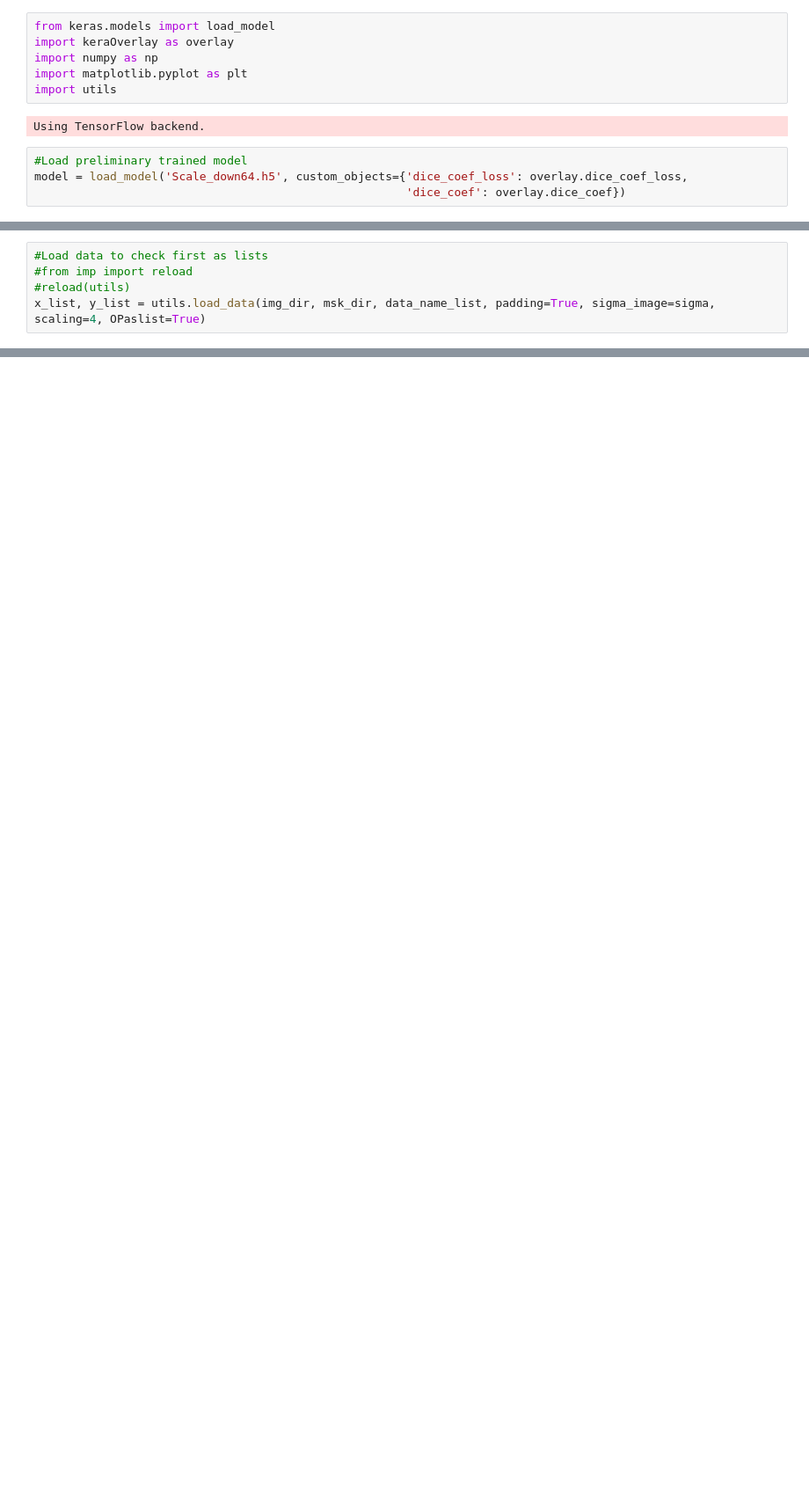
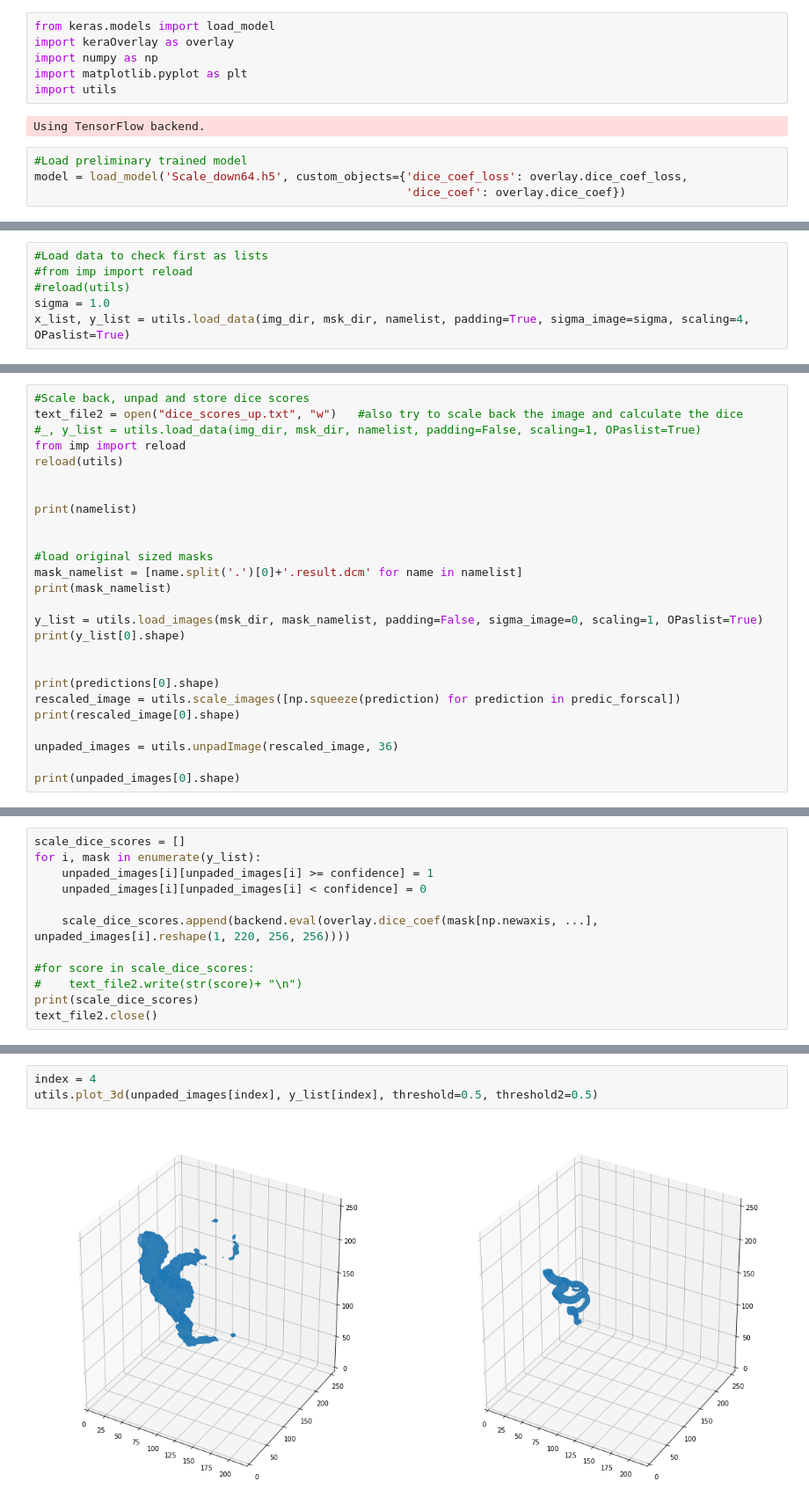
Before and after one commit to Yao-Yuan/MIP, a Jupyter notebook: validation/mask_validation.ipynb, the cells around one changed output, grey strips where cells are left out. Shown at 88% size. Saved outputs shown, nothing was run; the diff lists cells and outputs as text; blank space fills up the shorter version.

```diff
--- a/validation/mask_validation.ipynb
+++ b/validation/mask_validation.ipynb
@@ -20,4 +25,5 @@ msk_dir = data_dir + '/256Auto/masks'
 #Load data to check first as lists
 #from imp import reload
 #reload(utils)
-x_list, y_list = utils.load_data(img_dir, msk_dir, data_name_list, padding=True, sigma_image=sigma, scaling=4, OPaslist=True)
+sigma = 1.0
+x_list, y_list = utils.load_data(img_dir, msk_dir, namelist, padding=True, sigma_image=sigma, scaling=4, OPaslist=True)
@@ -57,0 +66,26 @@ utils.plot_3d(np.squeeze(predictions[index]), y_list[index], threshold=0.5, thre
+# %%
+#Scale back, unpad and store dice scores
+text_file2 = open("dice_scores_up.txt", "w")   #also try to scale back the image and calculate the dice
+#_, y_list = utils.load_data(img_dir, msk_dir, namelist, padding=False, scaling=1, OPaslist=True)
+from imp import reload
+reload(utils)
+
+
+print(namelist)
+
+
+#load original sized masks
+mask_namelist = [name.split('.')[0]+'.result.dcm' for name in namelist]
+print(mask_namelist)
+
+y_list = utils.load_images(msk_dir, mask_namelist, padding=False, sigma_image=0, scaling=1, OPaslist=True)
+print(y_list[0].shape)
+
+
+print(predictions[0].shape)
+rescaled_image = utils.scale_images([np.squeeze(prediction) for prediction in predic_forscal])
+print(rescaled_image[0].shape)
+
+unpaded_images = utils.unpadImage(rescaled_image, 36)
+
+print(unpaded_images[0].shape)
@@ -57,0 +94,12 @@ utils.plot_3d(np.squeeze(predictions[index]), y_list[index], threshold=0.5, thre
+# %%
+scale_dice_scores = []
+for i, mask in enumerate(y_list):
+    unpaded_images[i][unpaded_images[i] >= confidence] = 1
+    unpaded_images[i][unpaded_images[i] < confidence] = 0
+
+    scale_dice_scores.append(backend.eval(overlay.dice_coef(mask[np.newaxis, ...], unpaded_images[i].reshape(1, 220, 256, 256))))
+
+#for score in scale_dice_scores:
+#    text_file2.write(str(score)+ "\n")
+print(scale_dice_scores)
+text_file2.close()
@@ -57,0 +108,5 @@ utils.plot_3d(np.squeeze(predictions[index]), y_list[index], threshold=0.5, thre
+# %%
+index = 4
+utils.plot_3d(unpaded_images[index], y_list[index], threshold=0.5, threshold2=0.5)
+# %% [output]
+[figure, added]
```
Also changed, not shown: parts of 5 cells of this notebook, 2 other files.
